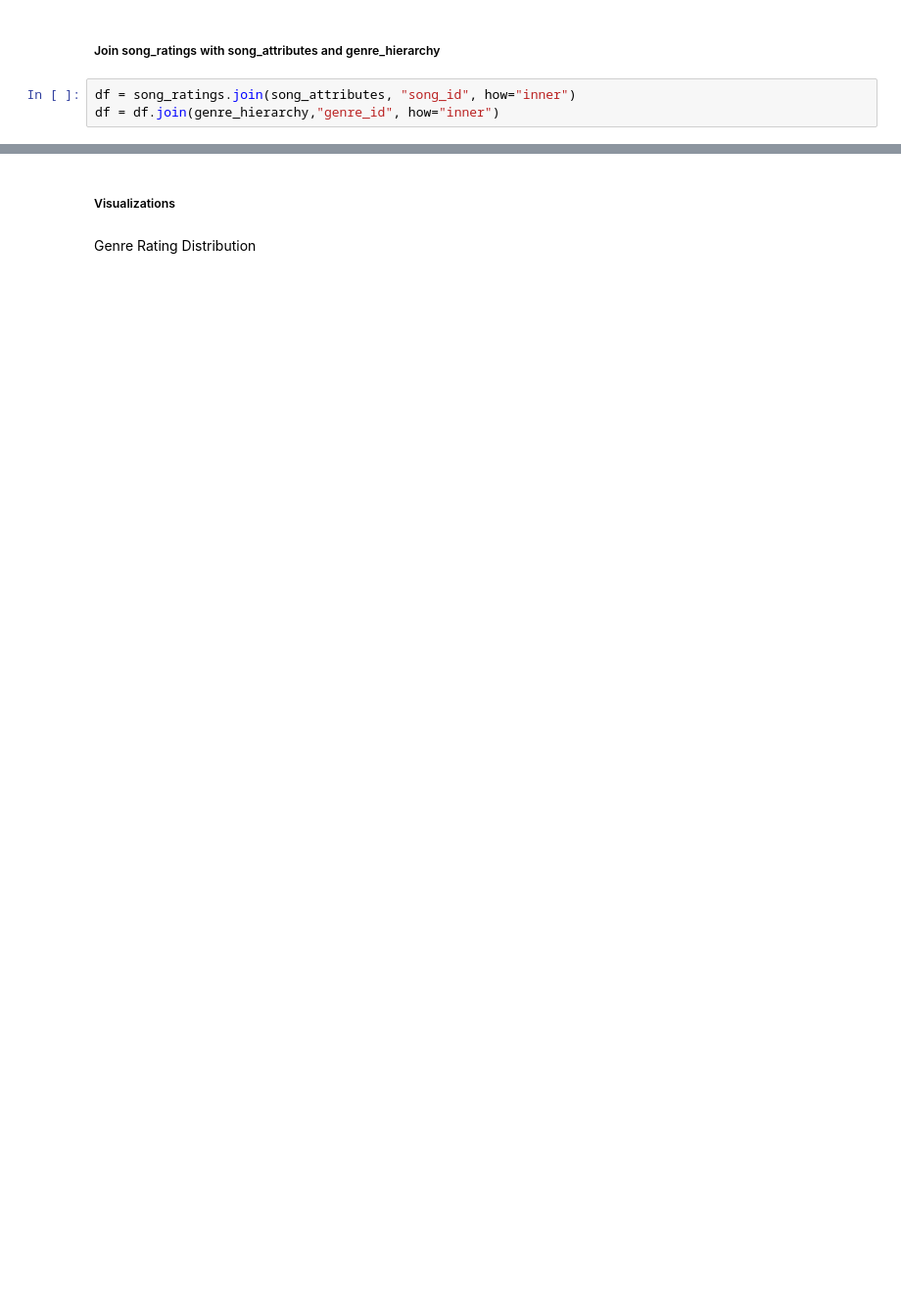
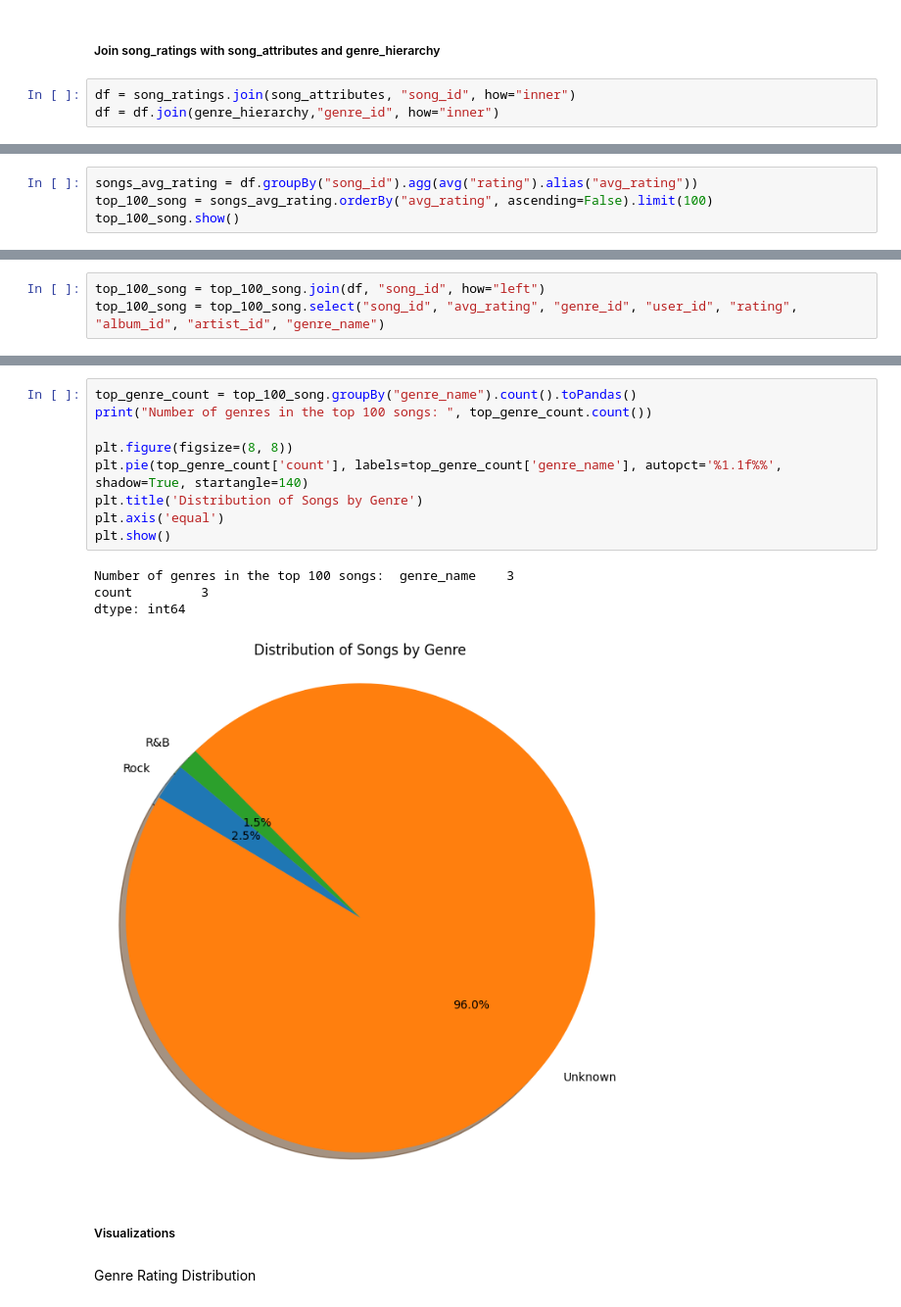
Before and after one commit to BlakeCrowther/scalable-music-recommender, a Jupyter notebook: notebooks/EDA.ipynb, the cells around one changed output, grey strips where cells are left out. Shown at 98% size. Cells and saved outputs as stored; diff of their text form; blank space fills up the shorter version.

Commit message:
Added EDA on top 100 songs

```diff
--- a/notebooks/EDA.ipynb
+++ b/notebooks/EDA.ipynb
@@ -170,0 +321,4 @@ df.show(5)
+# %%
+songs_avg_rating = df.groupBy("song_id").agg(avg("rating").alias("avg_rating"))
+top_100_song = songs_avg_rating.orderBy("avg_rating", ascending=False).limit(100)
+top_100_song.show()
@@ -170,0 +344,3 @@ df.show(5)
+# %%
+top_100_song = top_100_song.join(df, "song_id", how="left")
+top_100_song = top_100_song.select("song_id", "avg_rating", "genre_id", "user_id", "rating", "album_id", "artist_id", "genre_name")
@@ -171,3 +377,17 @@ df.show(5)
+# %%
+top_genre_count = top_100_song.groupBy("genre_name").count().toPandas()
+print("Number of genres in the top 100 songs: ", top_genre_count.count())
+
+plt.figure(figsize=(8, 8))
+plt.pie(top_genre_count['count'], labels=top_genre_count['genre_name'], autopct='%1.1f%%', shadow=True, startangle=140)
+plt.title('Distribution of Songs by Genre')
+plt.axis('equal')
+plt.show()
+# %% [output]
+Number of genres in the top 100 songs:  genre_name    3
+count         3
+dtype: int64
+[figure, added]
 # %% [markdown]
 ##### Visualizations
 # %% [markdown]
```
Also changed, not shown: parts of 43 cells of this notebook.
